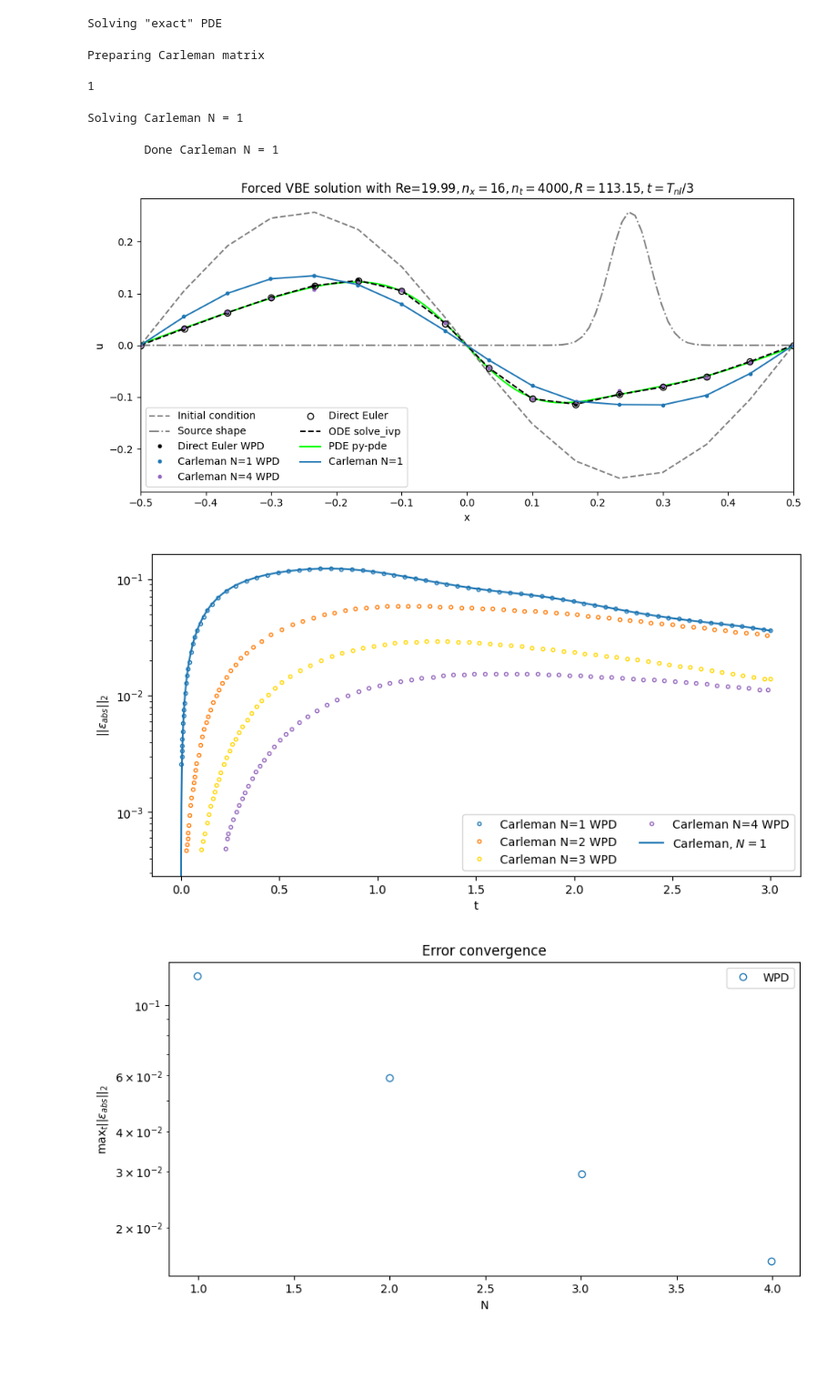
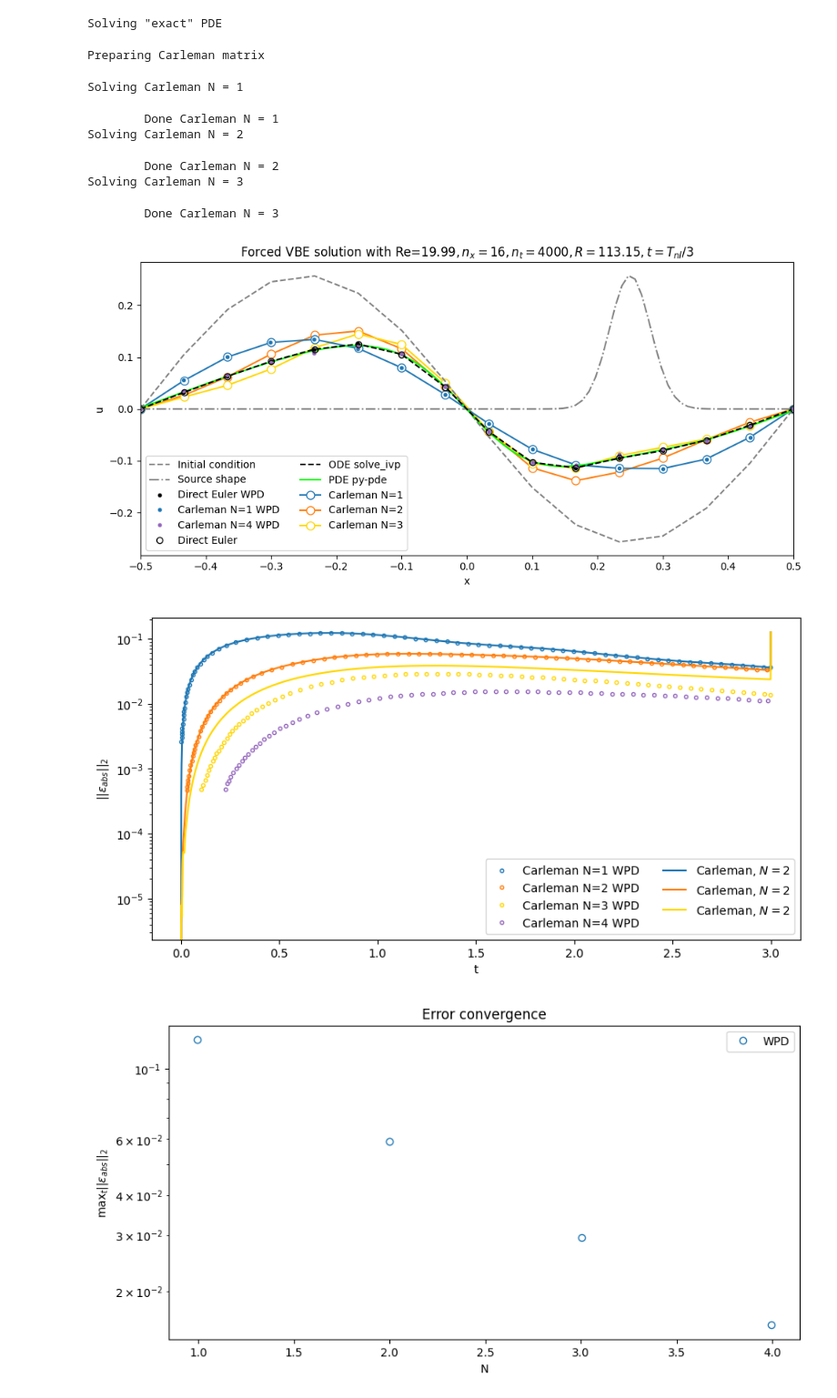
Before and after one commit to RePlasma/LiuCarleman2021, a Jupyter notebook: carleman_burgers.ipynb, the cells around one changed output. Shown at 91% size. Drawn from its saved outputs; the diff is of its cells as text; code cells hidden in the pictures; blank space fills up the shorter version.

Commit message:
Carleman N=2 working (and N=3?)

```diff
--- a/carleman_burgers.ipynb
+++ b/carleman_burgers.ipynb
@@ -245,40 +245,35 @@ print('Preparing Carleman matrix\n');
 # Calculate matrix block sizes
 dNs = np.zeros(N_max, dtype=np.int64);
 for N in Ns:
-    print(N)
     dNs[N-1] = (nx**(N+1)-nx)/(nx-1) ;
 
 # First prepare the Carleman system with just the source term at t=0
 #A = spalloc(dNs[-1],dNs[-1],dNs[-1]*nx);
 A = csr_matrix((int(dNs[-1]), int(dNs[-1])))
 A = A.todense()
-# Fs = [F0_fun(0,xs), F1, F2];
-Fs = np.zeros( (nx,1 + np.shape(F1)[1] + np.shape(F2)[1]) )
+Fs = np.zeros( (nx,1 + np.shape(F1)[1] + np.shape(F2)[1]) ) # Fs = [F0_fun(0,xs), F1, F2];
 Fs[:, 0] = F0_fun(0,xs); Fs[:, 1:np.shape(F1)[1]+1] = F1; Fs[:, np.shape(F1)[1]+1:] = F2
 for i in Ns:
     for j in range(0, np.min([ode_deg,N_max-i+1])+1 ):
         if (i != 1) or (j != 0):
-            a0 = int( (nx**i-nx)/(nx-1) );
+            a0 = int( (nx**(i) - nx)/(nx-1) );
             a1 = int( a0 + nx**i );
             b0 = int( (nx**(j+i-1)-nx)/(nx-1) );
             b1 = int( b0 + nx**(j+i-1) );
 
-            #Aij = spalloc(nx^i,nx^(i+j-1),nx^(i+j-1+1));
             Aij = np.zeros( (nx**i,nx**(i+j-1)) );
             f0 = int( (nx**j-nx)/(nx-1)+1 );
             f1 = f0+nx**j;
             Fj = Fs[:,f0:f1];
-            for p in range(i):
+            for p in range(1,i+1):
                 Ia = kronp( np.identity(nx), p-1);
-                Ib = kronp( np.identity(nx), i-p-1);
+                Ib = kronp( np.identity(nx), i-p);
                 Aij = Aij + np.kron(np.kron(Ia, Fj), Ib);
 
             A[a0:a1,b0:b1] = Aij;
 #A.eliminate_zeros()
 # %% [output]
 Preparing Carleman matrix
-
-1
 # %%
 # Solve Carleman system
 ys_c_N = np.zeros((N_max,nt,dNs[N_max-1]));
@@ -287,41 +282,38 @@ for N in Ns:
     b_N = np.zeros(dNs[N-1]);
 
     b_N[0:nx] = F0_fun(1,xs);
-    y0s = [];
-    for i in range(N):
-        #y0s = [y0s, kronp(u0s,i)];
-        if i<=1:
-            y0s = u0s;
-        elif i>1:
-            y0s = [y0s, kronp(u0s,i)];
+    y0s = np.zeros(dNs[N-1]);
+    for i in range(1,N+1):
+        if i==1:
+            y0s[:nx] = u0s;
+        else:
+            y0s[nx**(i-1):nx**(i-1)+nx**i] = kronp(u0s,i); # correct
 
     print('Solving Carleman N =',N);
-
     ys = np.zeros((nt,dNs[N-1]));
     ys[0,:] = y0s;
-    for k in trange(nt-1):
-        # Rebuild the inhomogeneous part of the Carleman matrix per time
-        # step
+    for k in trange(1,nt-1): #
+        # Rebuild the inhomogeneous part of the Carleman matrix per time step
 
         # does not enter this loop if N=1
-        for i in range(1,N+1):
+        for i in range(2,N+1):
             a0 = int( (nx**i-nx)/(nx-1) );
             a1 = int( a0 + nx**i );
             b0 = int( (nx**(i-1)-nx)/(nx-1) );
             b1 = int( b0 + nx**(i-1) );
 
             Aij = np.zeros( (nx**i,nx**(i-1) ) ) ;
-            Fj = F0_fun(ts[k],xs);
+            Fj = F0_fun(ts[k-1],xs);
 
-            for p in range(i):
+            for p in range(1,i+1):
                 Ia = kronp( np.eye(nx), p-1);
-                Ib = kronp( np.eye(nx), i-p-1);
-                Aij = Aij + np.reshape( np.kron(np.kron(Ia, Fj), Ib), (nx,1) );
+                Ib = kronp( np.eye(nx), i-p);
+                Aij = Aij + np.transpose(np.kron(np.kron(Ia, Fj), Ib)) ;
 
             A_N[a0:a1,b0:b1] = Aij;
 
-        b_N[0:nx] = F0_fun(ts[k],xs);
-        ys[k+1,:] = ys[k,:] + dt*( np.matmul(A_N,ys[k,:]) + b_N);
+        b_N[0:nx] = F0_fun(ts[k-1],xs);
+        ys[k,:] = ys[k-1,:] + dt*( np.matmul(A_N,ys[k-1,:]) + b_N);
 
     print('\tDone Carleman N =',N);
     ys_c_N[N-1,:,0:dNs[N-1]] = np.real(ys[:,:]);
@@ -329,6 +321,10 @@ us_c_N = ys_c_N[:,:,0:nx];
 # %% [output]
 Solving Carleman N = 1
         Done Carleman N = 1
+Solving Carleman N = 2
+        Done Carleman N = 2
+Solving Carleman N = 3
+        Done Carleman N = 3
 # %%
 # Calculate errors
 dus_c_d_N = np.zeros((N_max,nt,nx));
@@ -420,8 +416,10 @@ plt.plot(datatmp2[:,0][indxs],datatmp2[:,1][indxs],'.', color='tab:purple', labe
 plt.plot(xs, us_e[i_plot,:],'ko', label=r'Direct Euler', markerfacecolor='none');
 plt.plot(xs, us_d[:,i_plot],'k--', label=r'ODE solve_ivp', zorder=-99);
 plt.plot(xs_pde, us_pde[i_plot_pde,:], color='lime', label=r'PDE py-pde', zorder=-999)
-for N in Ns:
-    plt.plot(xs, np.reshape(ys_c_N[N-1,i_plot,0:nx], (nx)) , label=r'Carleman N={}'.format(N))
+
+N=1; plt.plot(xs, np.reshape(ys_c_N[N-1,i_plot,0:nx], (nx)) ,'o-', color='tab:blue', markersize=8, markerfacecolor='white', label=r'Carleman N={}'.format(N), zorder=-9999)
+N=2; plt.plot(xs, np.reshape(ys_c_N[N-1,i_plot,0:nx], (nx)) ,'o-', color='tab:orange', markersize=8, markerfacecolor='white', label=r'Carleman N={}'.format(N), zorder=-999999)
+N=3; plt.plot(xs, np.reshape(ys_c_N[N-1,i_plot,0:nx], (nx)) ,'o-', color='gold', markersize=8, markerfacecolor='white', label=r'Carleman N={}'.format(N), zorder=-99999)
 
 plt.legend(ncol=2)
 Re_act = np.max(np.max(us_pde))*L0/nu;
@@ -434,7 +432,7 @@ plt.xticks(np.arange(-0.5,0.51,0.1))
 plt.tight_layout()
 plt.show()
 # %% [output]
-[figure, old version]
+[figure, new version]
 # %%
 # fig1b Error of each Carleman approach
 fig, ax = plt.subplots(nrows=1, ncols=1, figsize=(10, 5))
@@ -442,37 +440,37 @@ fig, ax = plt.subplots(nrows=1, ncols=1, figsize=(10, 5))
 f = open('dataWPD/Fig1b/wpd.json')
 data = json.load(f)
 #
 datatmp = data['datasetColl'][0]['data']
 datatmp2 = np.array([datatmp[i]['value'] for i in range(len(datatmp))])
 indxs = np.argsort(datatmp2[:,0])
 plt.plot(datatmp2[:,0][indxs],datatmp2[:,1][indxs],'.', markerfacecolor='none', color='tab:blue', label='Carleman N=1 WPD')
 #
 datatmp = data['datasetColl'][1]['data']
 datatmp2 = np.array([datatmp[i]['value'] for i in range(len(datatmp))])
 indxs = np.argsort(datatmp2[:,0])
 plt.plot(datatmp2[:,0][indxs],datatmp2[:,1][indxs],'.', markerfacecolor='none', color='tab:orange', label='Carleman N=2 WPD')
 #
 datatmp = data['datasetColl'][2]['data']
 datatmp2 = np.array([datatmp[i]['value'] for i in range(len(datatmp))])
 indxs = np.argsort(datatmp2[:,0])
 plt.plot(datatmp2[:,0][indxs],datatmp2[:,1][indxs],'.', markerfacecolor='none', color='gold', label='Carleman N=3 WPD')
 #
 datatmp = data['datasetColl'][3]['data']
 datatmp2 = np.array([datatmp[i]['value'] for i in range(len(datatmp))])
 indxs = np.argsort(datatmp2[:,0])
 plt.plot(datatmp2[:,0][indxs],datatmp2[:,1][indxs],'.', markerfacecolor='none', color='tab:purple', label='Carleman N=4 WPD')
 
-for N1 in Ns:
-    N=N1-1
-    plt.plot(ts,eps_c_d_N[N,:], label=r'Carleman, $N={}$'.format(N1) );
+N=1; plt.plot(ts,eps_c_d_N[N-1,:], color='tab:blue', label=r'Carleman, $N={}$'.format(N1) );
+N=2; plt.plot(ts,eps_c_d_N[N-1,:], color='tab:orange', label=r'Carleman, $N={}$'.format(N1) );
+N=3; plt.plot(ts,eps_c_d_N[N-1,:], color='gold', label=r'Carleman, $N={}$'.format(N1) );
 
 plt.legend(ncol=2)
 plt.xlabel(r't')
 plt.ylabel(r'$||\epsilon_{abs}||_2$')
 plt.yscale('log')
 plt.show()
 # %% [output]
-[figure, old version]
+[figure, new version]
 # %%
 # fig1c
 fig, ax = plt.subplots(nrows=1, ncols=1, figsize=(10, 5))
```
Also changed, not shown: parts of 1 cell of this notebook.
